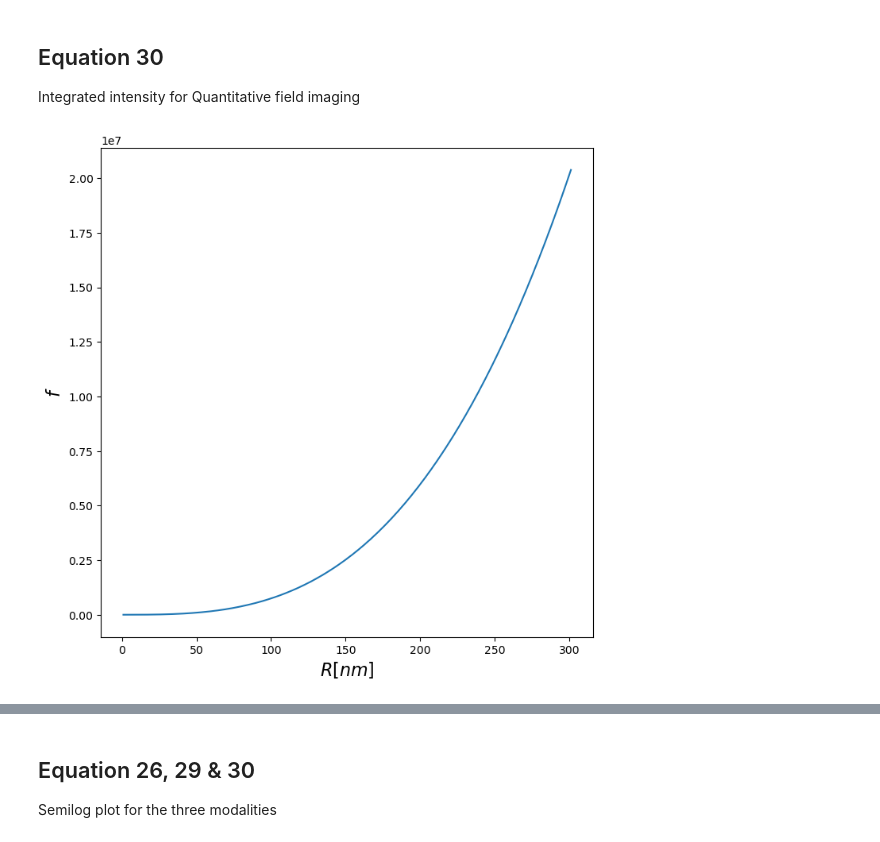
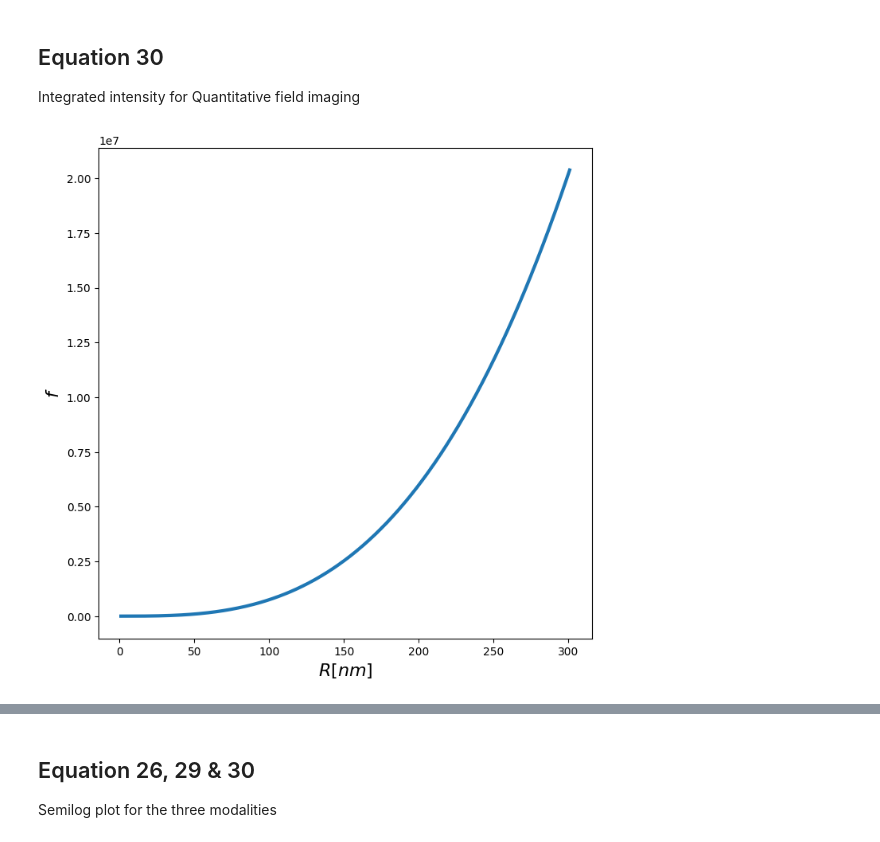
Before and after one commit to softmatterlab/OpticalCharacterizationNanoparticles, a Jupyter notebook: example_signal_relation/Modalities_Sphere.ipynb, the cells around one changed output, grey strips where cells are left out. Drawn from its saved outputs; the diff is of its cells as text; code cells hidden in the pictures.

```diff
--- a/example_signal_relation/Modalities_Sphere.ipynb
+++ b/example_signal_relation/Modalities_Sphere.ipynb
@@ -74,18 +72,18 @@ Integrated intensity for Quantitative field imaging
 # %%
 radius = np.linspace(1, 301, len(data))
 f = np.ones(len(data))*polarizability1
 fig, axes = plt.subplots(figsize = (8, 8))
 #f=np.full_like(values, polarizability1[1])
-plt.plot(radius, f)
+plt.plot(radius, f, linewidth=3)
 axes.set_xlabel('$R [nm]$', fontsize=16)
 axes.set_ylabel('$f$', fontsize=16)
 
 #axes.set_xticks([0, np.pi/4, np.pi/2, 3/4 * np.pi, np.pi])
 #axes.set_xticklabels(['0', '$\pi/4$', '$\pi/2$', '$3\pi/4$', '$\pi$'], fontsize = 16)
 plt.show()
 #fig.savefig('equation_29.svg', format = 'svg', dpi = 300, bbox_inches = 'tight', facecolor = 'white')
 # %% [output]
-[figure, old version]
+[figure, new version]
 # %%
 f = np.ones(len(data))*polarizability1
 fig, axes = plt.subplots(figsize = (8, 8))
```
Also changed, not shown: parts of 9 cells of this notebook, 5 other files.
